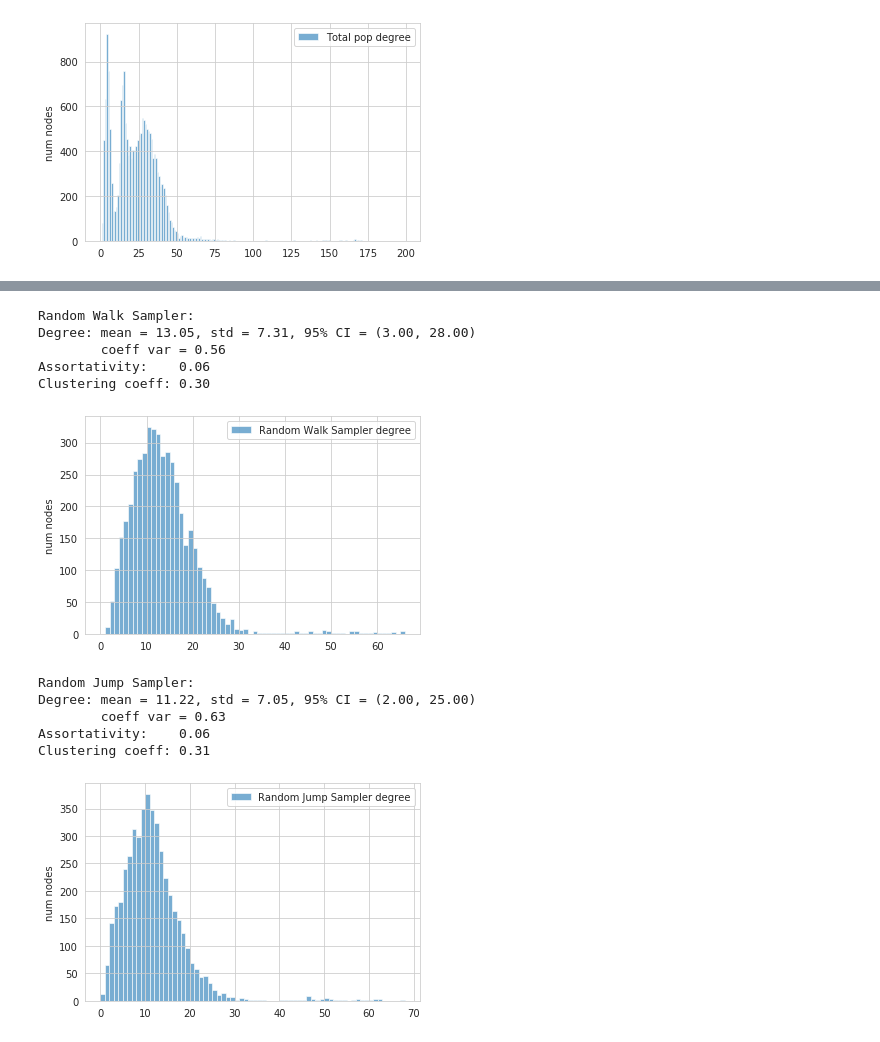
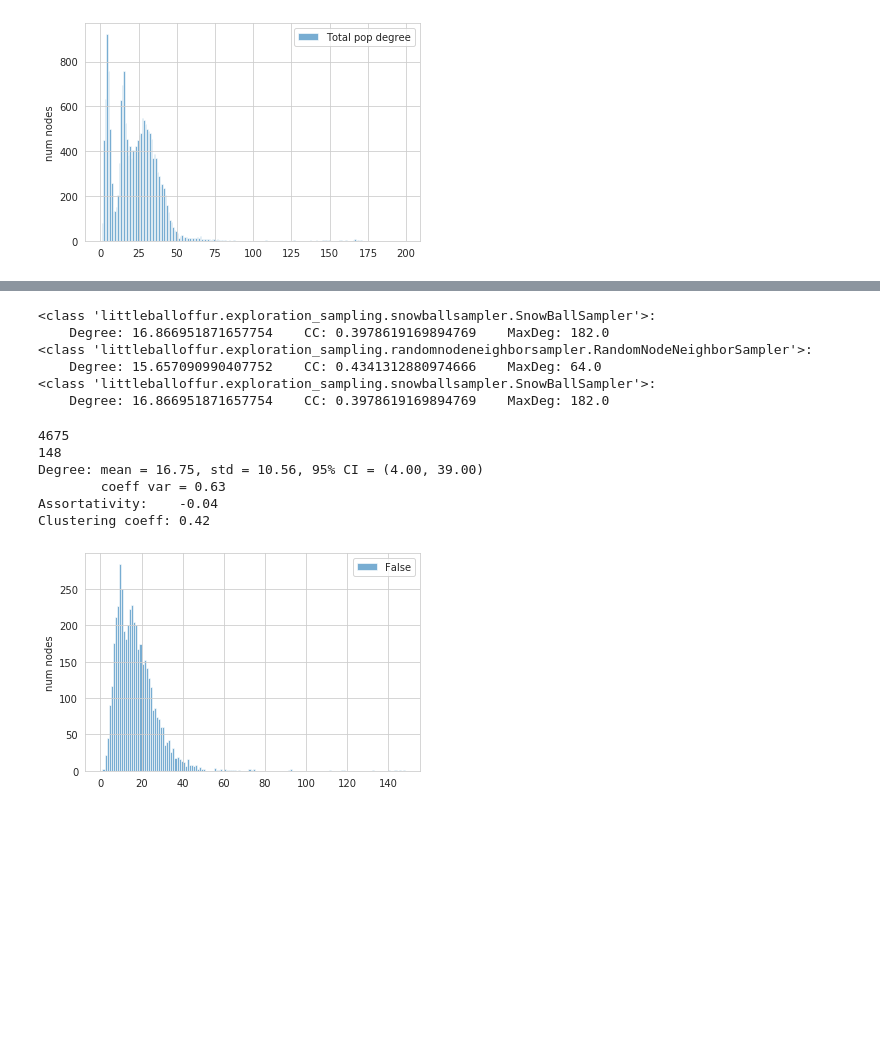
Before and after one commit to AIforGoodSimulator/network-model-python, a Jupyter notebook: DownsamplingTests.ipynb, the cells around one changed output, grey strips where cells are left out. Saved outputs shown, nothing was run; the diff lists cells and outputs as text; code cells hidden in the pictures; blank space fills up the shorter version.

```diff
--- a/DownsamplingTests.ipynb
+++ b/DownsamplingTests.ipynb
@@ -161,25 +128,3 @@ from littleballoffur.exploration_sampling import RandomWalkSampler, MetropolisHa
 from littleballoffur.exploration_sampling import NonBackTrackingRandomWalkSampler, RandomWalkWithRestartSampler, ForestFireSampler, SpikyBallSampler
 
 from littleballoffur.exploration_sampling import ShortestPathSampler, RandomWalkWithJumpSampler, FrontierSampler, RandomNodeNeighborSampler
-# %%
-sub_graph = RandomWalkSampler(number_of_nodes=int(n_pop / 4)).sample(graph_1fq)
-
-network_info(sub_graph, "Random Walk Sampler", plot=True)
-# %% [output]
-Random Walk Sampler:
-Degree: mean = 13.05, std = 7.31, 95% CI = (3.00, 28.00)
-        coeff var = 0.56
-Assortativity:    0.06
-Clustering coeff: 0.30
-[figure, removed]
-# %%
-sub_graph = RandomWalkWithJumpSampler(number_of_nodes=int(n_pop / 4)).sample(graph_1fq)
-
-network_info(sub_graph, "Random Jump Sampler", plot=True)
-# %% [output]
-Random Jump Sampler:
-Degree: mean = 11.22, std = 7.05, 95% CI = (2.00, 25.00)
-        coeff var = 0.63
-Assortativity:    0.06
-Clustering coeff: 0.31
-[figure, removed]
@@ -185,0 +174,40 @@ Clustering coeff: 0.31
+# %%
+maxidx_deg = np.argmax(mean_meandegree)
+maxidx_cc = np.argmax(mean_meanclustercoeff)
+maxidx_maxdeg = np.argmax(mean_maxdegree)
+
+print(f'{samplers[maxidx_deg]}:\n'
+      f'    Degree: {mean_meandegree[maxidx_deg]}'
+      f'    CC: {mean_meanclustercoeff[maxidx_deg]}'
+      f'    MaxDeg: {mean_maxdegree[maxidx_deg]}')
+
+print(f'{samplers[maxidx_cc]}:\n'
+      f'    Degree: {mean_meandegree[maxidx_cc]}'
+      f'    CC: {mean_meanclustercoeff[maxidx_cc]}'
+      f'    MaxDeg: {mean_maxdegree[maxidx_cc]}')
+
+print(f'{samplers[maxidx_maxdeg]}:\n'
+      f'    Degree: {mean_meandegree[maxidx_maxdeg]}'
+      f'    CC: {mean_meanclustercoeff[maxidx_maxdeg]}'
+      f'    MaxDeg: {mean_maxdegree[maxidx_maxdeg]}')
+# %% [output]
+<class 'littleballoffur.exploration_sampling.snowballsampler.SnowBallSampler'>:
+    Degree: 16.866951871657754    CC: 0.3978619169894769    MaxDeg: 182.0
+<class 'littleballoffur.exploration_sampling.randomnodeneighborsampler.RandomNodeNeighborSampler'>:
+    Degree: 15.657090990407752    CC: 0.4341312880974666    MaxDeg: 64.0
+<class 'littleballoffur.exploration_sampling.snowballsampler.SnowBallSampler'>:
+    Degree: 16.866951871657754    CC: 0.3978619169894769    MaxDeg: 182.0
+# %%
+subgraph = SnowBallSampler(number_of_nodes=int(n_pop / 4), seed=np.random.randint(100)).sample(graph_1fq)
+print(len(subgraph))
+degrees = [d[1] for d in subgraph.degree()]
+print(np.max(degrees))
+network_info(subgraph, plot=True)
+# %% [output]
+4675
+148
+Degree: mean = 16.75, std = 10.56, 95% CI = (4.00, 39.00)
+        coeff var = 0.63
+Assortativity:    -0.04
+Clustering coeff: 0.42
+[figure, added]
```
Also changed, not shown: parts of 12 cells of this notebook.
